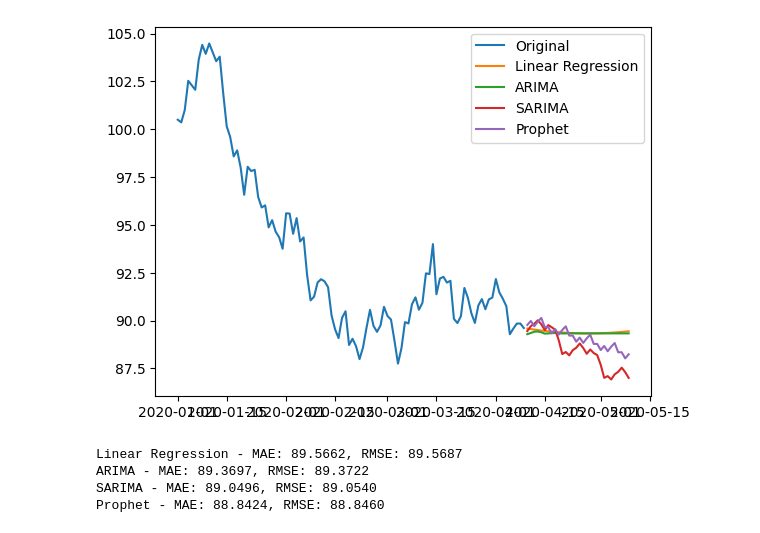
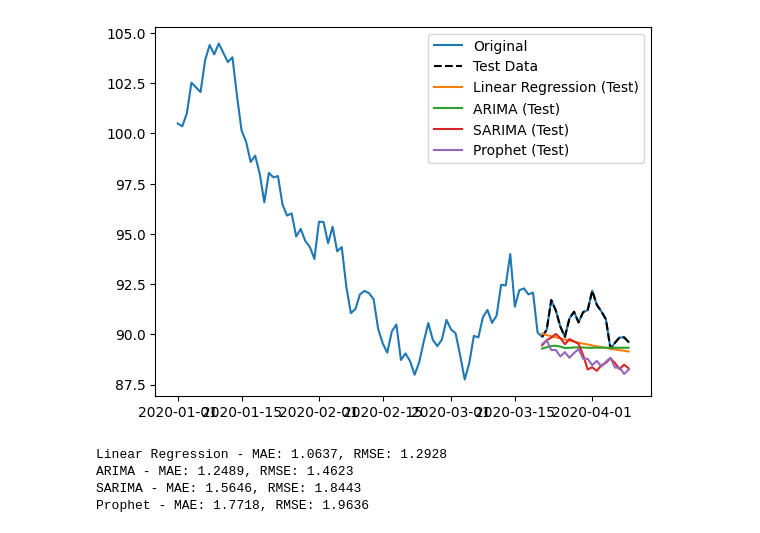
Before and after one commit to MizusakoSadanobu/time_series_analysis, a Jupyter notebook: model_comparison.ipynb, the cells around one changed output. Drawn from its saved outputs; the diff is of its cells as text; code cells hidden in the pictures.

```diff
--- a/model_comparison.ipynb
+++ b/model_comparison.ipynb
@@ -44,7 +44,7 @@ def linear_regression_forecast(df, future_steps):
 
     future_dates = pd.date_range(start=df['ds'].iloc[-1] + pd.Timedelta(days=1), periods=future_steps)
 
-    return y_pred, future_dates, future_preds
+    return y_pred[-len(y_test):], future_dates, future_preds
 
 # ARIMAでの予測
 def arima_forecast(df, future_steps):
@@ -86,37 +86,44 @@ def plot_forecasts(df, future_steps):
     # 元データのプロット
     plt.plot(df['ds'], df['y'], label='Original')
 
+    # テストデータをプロット
+    plt.plot(df['ds'].iloc[-len(y_test):], df['y'].iloc[-len(y_test):], label='Test Data', color='black', linestyle='dashed')
+
     # 線形回帰
     y_pred_lr, future_dates_lr, future_preds_lr = linear_regression_forecast(df, future_steps)
-    plt.plot(future_dates_lr, future_preds_lr, label='Linear Regression')
+    plt.plot(df['ds'].iloc[-len(y_test):], y_pred_lr, label='Linear Regression (Test)')
+    # plt.plot(future_dates_lr, future_preds_lr, label='Linear Regression (Future)')
 
     # ARIMA
     y_pred_arima, future_dates_arima, future_preds_arima = arima_forecast(df, future_steps)
-    plt.plot(future_dates_arima, future_preds_arima, label='ARIMA')
+    plt.plot(df['ds'].iloc[-len(y_test):], y_pred_arima, label='ARIMA (Test)')
+    # plt.plot(future_dates_arima, future_preds_arima, label='ARIMA (Future)')
 
     # SARIMA
     y_pred_sarima, future_dates_sarima, future_preds_sarima = sarima_forecast(df, future_steps)
-    plt.plot(future_dates_sarima, future_preds_sarima, label='SARIMA')
+    plt.plot(df['ds'].iloc[-len(y_test):], y_pred_sarima, label='SARIMA (Test)')
+    # plt.plot(future_dates_sarima, future_preds_sarima, label='SARIMA (Future)')
 
     # Prophet
     y_pred_prophet, future_dates_prophet, future_preds_prophet = prophet_forecast(df, future_steps)
-    plt.plot(future_dates_prophet, future_preds_prophet, label='Prophet')
+    plt.plot(df['ds'].iloc[-len(y_test):], y_pred_prophet, label='Prophet (Test)')
+    # plt.plot(future_dates_prophet, future_preds_prophet, label='Prophet (Future)')
 
     plt.legend()
     plt.show()
 
     # 誤差の計算
-    mae_lr = mean_absolute_error(y_test, y_pred_lr)
-    rmse_lr = np.sqrt(mean_squared_error(y_test, y_pred_lr))
+    mae_lr = mean_absolute_error(df['y'].iloc[-len(y_test):], y_pred_lr)
+    rmse_lr = np.sqrt(mean_squared_error(df['y'].iloc[-len(y_test):], y_pred_lr))
 
-    mae_arima = mean_absolute_error(y_test, y_pred_arima)
-    rmse_arima = np.sqrt(mean_squared_error(y_test, y_pred_arima))
+    mae_arima = mean_absolute_error(df['y'].iloc[-len(y_test):], y_pred_arima)
+    rmse_arima = np.sqrt(mean_squared_error(df['y'].iloc[-len(y_test):], y_pred_arima))
 
-    mae_sarima = mean_absolute_error(y_test, y_pred_sarima)
-    rmse_sarima = np.sqrt(mean_squared_error(y_test, y_pred_sarima))
+    mae_sarima = mean_absolute_error(df['y'].iloc[-len(y_test):], y_pred_sarima)
+    rmse_sarima = np.sqrt(mean_squared_error(df['y'].iloc[-len(y_test):], y_pred_sarima))
 
-    mae_prophet = mean_absolute_error(y_test, y_pred_prophet)
-    rmse_prophet = np.sqrt(mean_squared_error(y_test, y_pred_prophet))
+    mae_prophet = mean_absolute_error(df['y'].iloc[-len(y_test):], y_pred_prophet)
+    rmse_prophet = np.sqrt(mean_squared_error(df['y'].iloc[-len(y_test):], y_pred_prophet))
 
     # 結果を表示
     print("Linear Regression - MAE: {:.4f}, RMSE: {:.4f}".format(mae_lr, rmse_lr))
@@ -133,5 +140,5 @@ plot_forecasts(df, future_steps)
-[figure, old version]
+[figure, new version]
-Linear Regression - MAE: 89.5662, RMSE: 89.5687
-ARIMA - MAE: 89.3697, RMSE: 89.3722
-SARIMA - MAE: 89.0496, RMSE: 89.0540
-Prophet - MAE: 88.8424, RMSE: 88.8460
+Linear Regression - MAE: 1.0637, RMSE: 1.2928
+ARIMA - MAE: 1.2489, RMSE: 1.4623
+SARIMA - MAE: 1.5646, RMSE: 1.8443
+Prophet - MAE: 1.7718, RMSE: 1.9636
```
Also changed, not shown: parts of 1 cell of this notebook.
